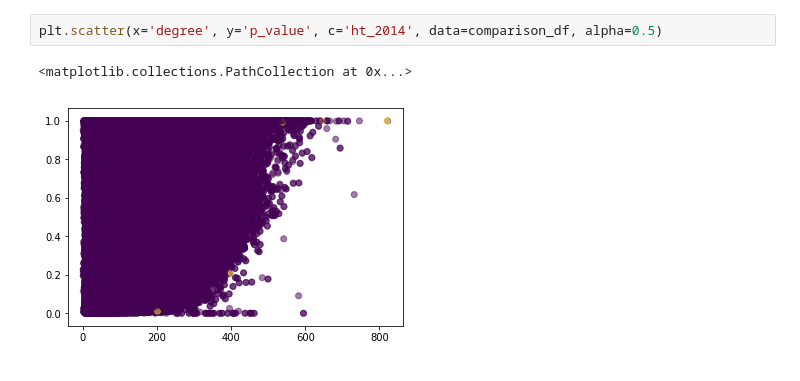
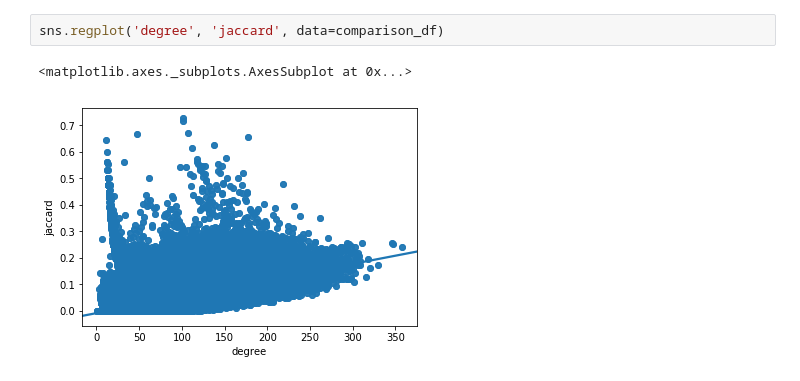
Before and after one commit to greenelab/xswap-analysis, a Jupyter notebook: nb/p_vs_rank_1.ipynb, the cells around one changed output. Cells and saved outputs as stored; diff of their text form.

```diff
--- a/nb/p_vs_rank_1.ipynb
+++ b/nb/p_vs_rank_1.ipynb
@@ -71,5 +69,5 @@ plt.scatter(x='degree', y='rwr', c='ht_2014', data=comparison_df, alpha=0.5)
-# %%
-plt.scatter(x='degree', y='p_value', c='ht_2014', data=comparison_df, alpha=0.5)
-# %% [output]
-<matplotlib.collections.PathCollection at 0x...>
-[figure, removed]
+# %%
+sns.regplot('degree', 'jaccard', data=comparison_df)
+# %% [output]
+<matplotlib.axes._subplots.AxesSubplot at 0x...>
+[figure, added]
```
Also changed, not shown: parts of 22 cells of this notebook, 4 other files.
